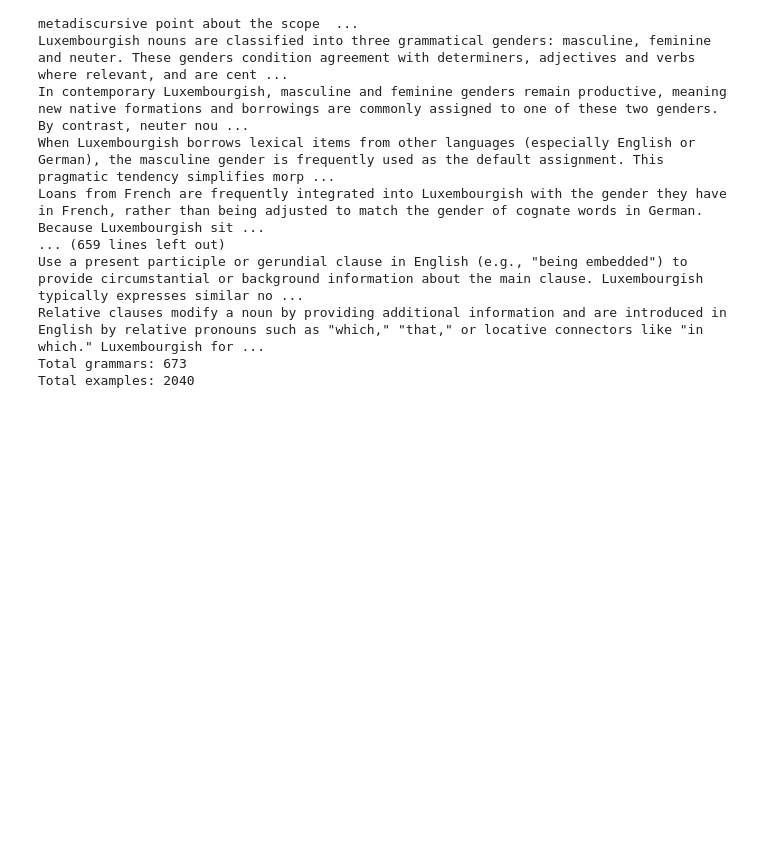
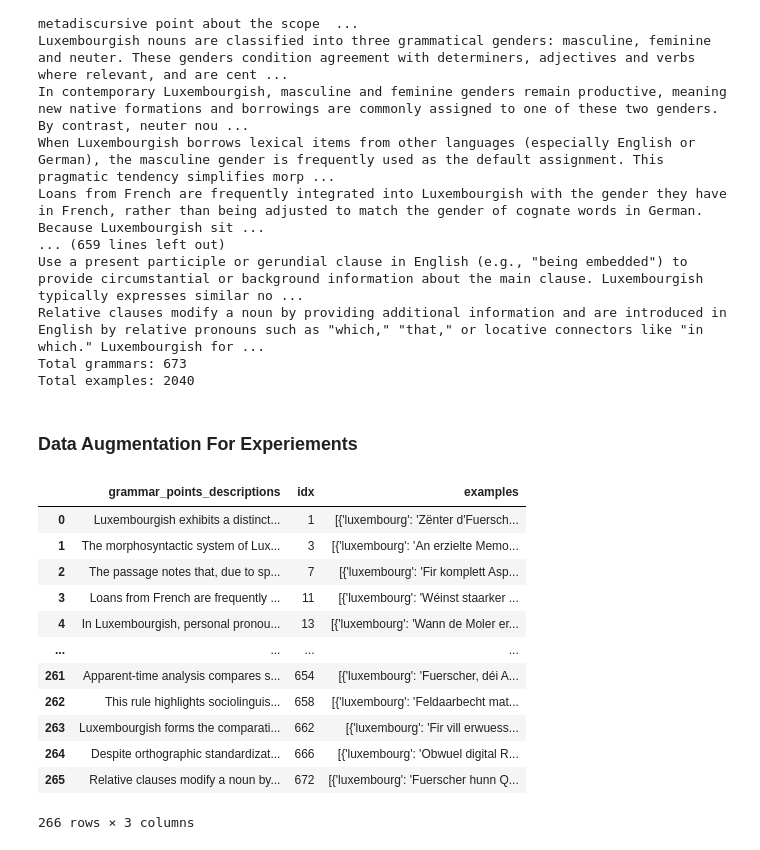
Before and after one commit to DobricLilujun/mt_reasoning, a Jupyter notebook: notebooks/exp_design_grammer.ipynb, the cells around one changed output. Drawn from its saved outputs; the diff is of its cells as text; code cells hidden in the pictures; blank space fills up the shorter version.

```diff
--- a/notebooks/exp_design_grammer.ipynb
+++ b/notebooks/exp_design_grammer.ipynb
@@ -172,0 +70,52 @@ clustered_descriptions, most_similar_pairs = cluster_grammar_descriptions(df, si
+# %% [markdown]
+### Data Augmentation For Experiements
+# %%
+import pandas as pd
+
+df = pd.read_json("data/extraction_pdf/extraction_table_texts/extraction_20250925_162528.jsonl", lines=True)
+# %%
+df_grammars = pd.DataFrame()
+df_samples = pd.DataFrame()
+count_grammars = 0
+count_examples = 0
+for i, row in df.iterrows():
+    row_output_dict = row["output_dict"]
+    if 'grammars' not in row_output_dict or row_output_dict['grammars'] is None:
+        print("No grammars")
+    else:
+        grammar_dict = {}
+        for grammar in row_output_dict['grammars']:
+            grammar_dict["grammar_points_descriptions"] = grammar["description"]
+            grammar_dict["idx"] =  count_grammars ; count_grammars += 1
+            list_examples = []
+            sample_dict = {}
+            for d in grammar["examples"]:
+                num = list(d.keys())[0].split("_")[1]  # 取编号 1/2/3
+                lux = d[f"example_{num}_luxembourg"]
+                eng = d[f"example_{num}_english"]
+                sample_dict["luxembourg"] = lux
+                sample_dict["english"] = eng
+                sample_dict["grammar_points_descriptions"] = grammar["description"]
+                sample_dict["idx_samples"] = count_examples; count_examples += 1
+                sample_dict["idx_grammar"] = grammar_dict["idx"]
+                df_samples = pd.concat([df_samples, pd.DataFrame([sample_dict])], ignore_index=True)
+                list_examples.append(sample_dict)
+
+            grammar_dict["examples"] = list_examples
+        df_grammars = pd.concat([df_grammars, pd.DataFrame([grammar_dict])], ignore_index=True)
+# %%
+df_grammars
+# %% [output]
+|  | grammar_points_descriptions | idx | examples |
+| 0 | Luxembourgish exhibits a distinct... | 1 | [{'luxembourg': 'Zënter d'Fuersch... |
+| 1 | The morphosyntactic system of Lux... | 3 | [{'luxembourg': 'An erzielte Memo... |
+| 2 | The passage notes that, due to sp... | 7 | [{'luxembourg': 'Fir komplett Asp... |
+| 3 | Loans from French are frequently ... | 11 | [{'luxembourg': 'Wéinst staarker ... |
+| 4 | In Luxembourgish, personal pronou... | 13 | [{'luxembourg': 'Wann de Moler er... |
+| ... | ... | ... | ... |
+| 261 | Apparent-time analysis compares s... | 654 | [{'luxembourg': 'Fuerscher, déi A... |
+| 262 | This rule highlights sociolinguis... | 658 | [{'luxembourg': 'Feldaarbecht mat... |
+| 263 | Luxembourgish forms the comparati... | 662 | [{'luxembourg': 'Fir vill erwuess... |
+| 264 | Despite orthographic standardizat... | 666 | [{'luxembourg': 'Obwuel digital R... |
+| 265 | Relative clauses modify a noun by... | 672 | [{'luxembourg': 'Fuerscher hunn Q... |
+266 rows × 3 columns
```
Also changed, not shown: parts of 5 cells of this notebook.
